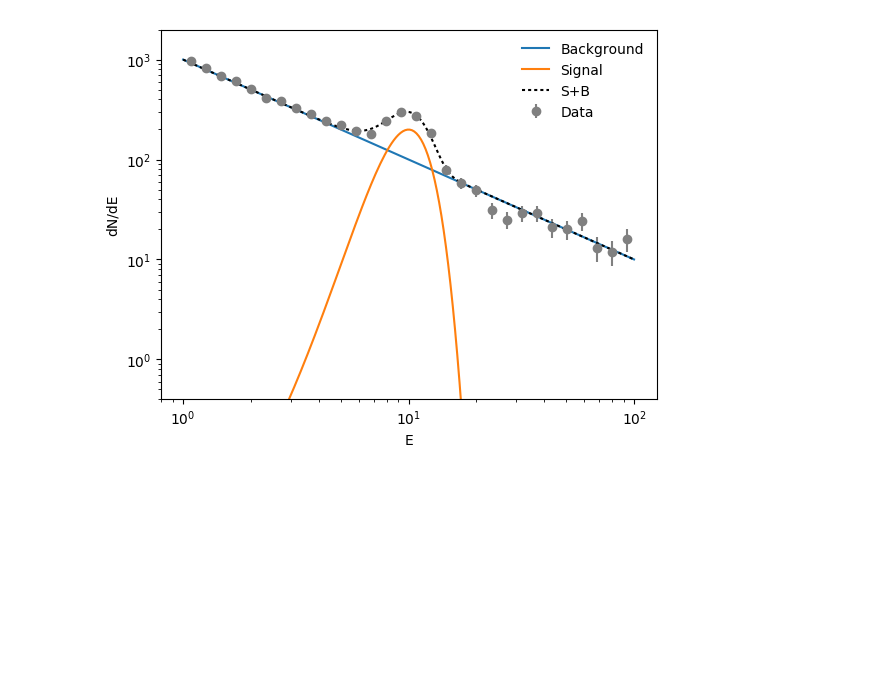
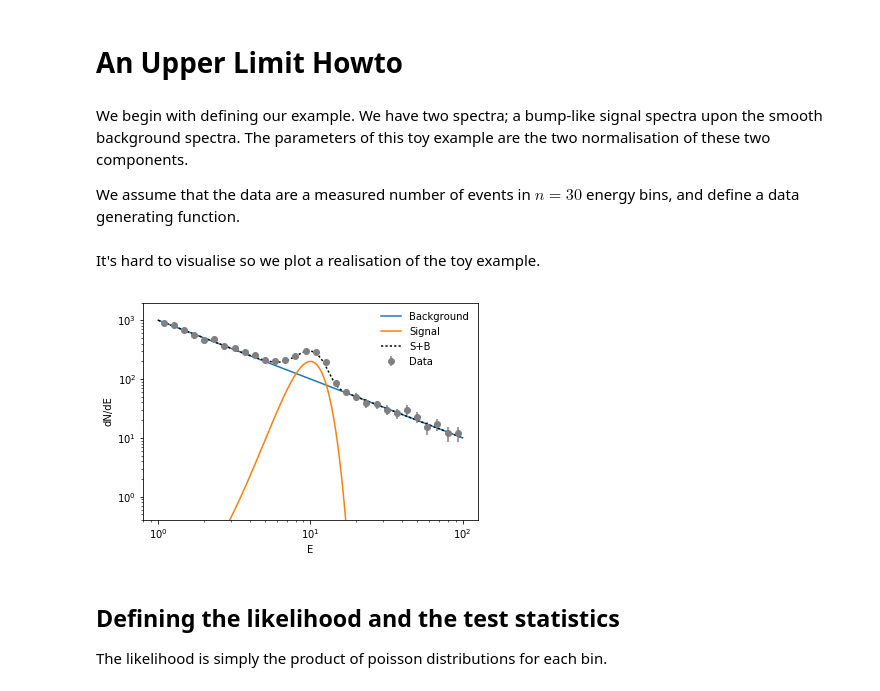
Before and after one commit to tedwards2412/exclusion-limits, a Jupyter notebook: An Upper Limit Howto.ipynb, the cells around one changed output. Saved outputs shown, nothing was run; the diff lists cells and outputs as text; code cells hidden in the pictures; blank space fills up the shorter version.

```diff
--- a/An Upper Limit Howto.ipynb
+++ b/An Upper Limit Howto.ipynb
@@ -1,46 +1,55 @@
+# %% [markdown]
+# An Upper Limit Howto
 # %%
 %matplotlib inline
 import matplotlib.pyplot as plt
 import numpy as np
-import scipy.stats as stats
-from scipy.integrate import quad
-#plt.style.use('ggplot')
-plt.style.use('default')
+from scipy.stats import poisson, norm, chi2
+from scipy.optimize import minimize
+# %% [markdown]
+We begin with defining our example. We have two spectra; a bump-like signal spectra upon the smooth background spectra. The parameters of this toy example are the two normalisation of these two components.
+
+We assume that the data are a measured number of events in $n=30$ energy bins, and define a data generating function.
+# %%
+E = np.logspace(0,2,30+1)
+E = (E[1:] + E[:-1]) / 2 # bin centers
+
+def signal_shape(E=E, mu=10, var=2):
+    return norm.pdf(E, mu, var)
+
+def background_shape(E=E, gamma=-1):
+    return E**gamma
+
+def generate_data(bkg_norm, sig_norm, E=E, seed=None):
+    np.random.seed(seed)
+    return np.random.poisson(bkg_norm * signal_shape(E) +
+                             sig_norm * background_shape(E))
+# %% [markdown]
+It's hard to visualise so we plot a realisation of the toy example.
 # %%
-def signal_shape(E, mu=10, var=2):
-    return stats.norm.pdf(E, mu, var)
-
-def background_shape(E, gamma=-1):
-    return E**gamma
-
-def generate_data(E, bkg_norm, sig_norm):
-    return np.random.poisson(bkg_norm * signal_shape(E) +
-                             sig_norm * background_shape(E))
-
 def visualise_model(bkg_norm, sig_norm):
     fig, ax = plt.subplots()
-    E = np.logspace(0,2,200)
-    b = blk_norm*background_shape(E)
-    s = sig_norm*signal_shape(E)
-    ax.plot(E, b, label='Background')
-    ax.plot(E, s, label='Signal')
-    ax.plot(E, s+b, color='black', linestyle='dotted', label='S+B')
+    x = np.logspace(0,2,200)
+    b = bkg_norm*background_shape(x)
+    s = sig_norm*signal_shape(x)
+    ax.plot(x, b, label='Background')
+    ax.plot(x, s, label='Signal')
+    ax.plot(x, s+b, color='black', linestyle='dotted', label='S+B')
 
-    E = np.logspace(0,2,30+1)
-    E = (E[1:] + E[:-1]) / 2 # bin centers
-    N = generate_data(E, bkg_norm, sig_norm)
+    N = generate_data(bkg_norm, sig_norm)
     ax.errorbar(E, N, yerr=np.sqrt(N), fmt='o', color='grey', label='Data')
     ax.set_ylim(0.4, 2*np.maximum(s.max(), b.max()))
     ax.set_xscale('log')
     ax.set_yscale('log')
     ax.set_xlabel('E')
     ax.set_ylabel('dN/dE')
     ax.legend(frameon=False)
     return fig, ax
 
-sig_norm = 1000
-bkg_norm = 1000
-
-visualise_model(bkg_norm, sig_norm);
+visualise_model(bkg_norm=1000, sig_norm=1000);
 # %% [output]
-[figure, old version]
+[figure, new version]
+# %% [markdown]
+## Defining the likelihood and the test statistics
+
+The likelihood is simply the product of poisson distributions for each bin.
```
Also changed, not shown: parts of 9 cells of this notebook, 1 other file.
